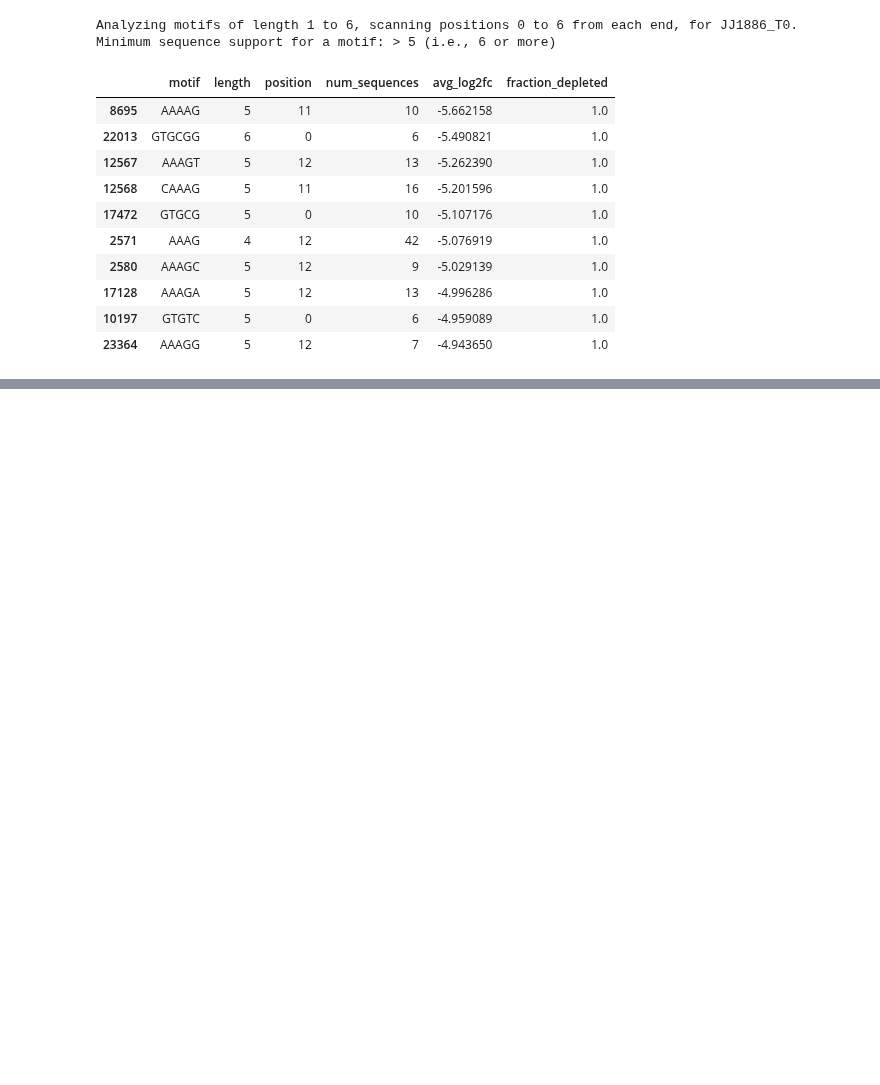
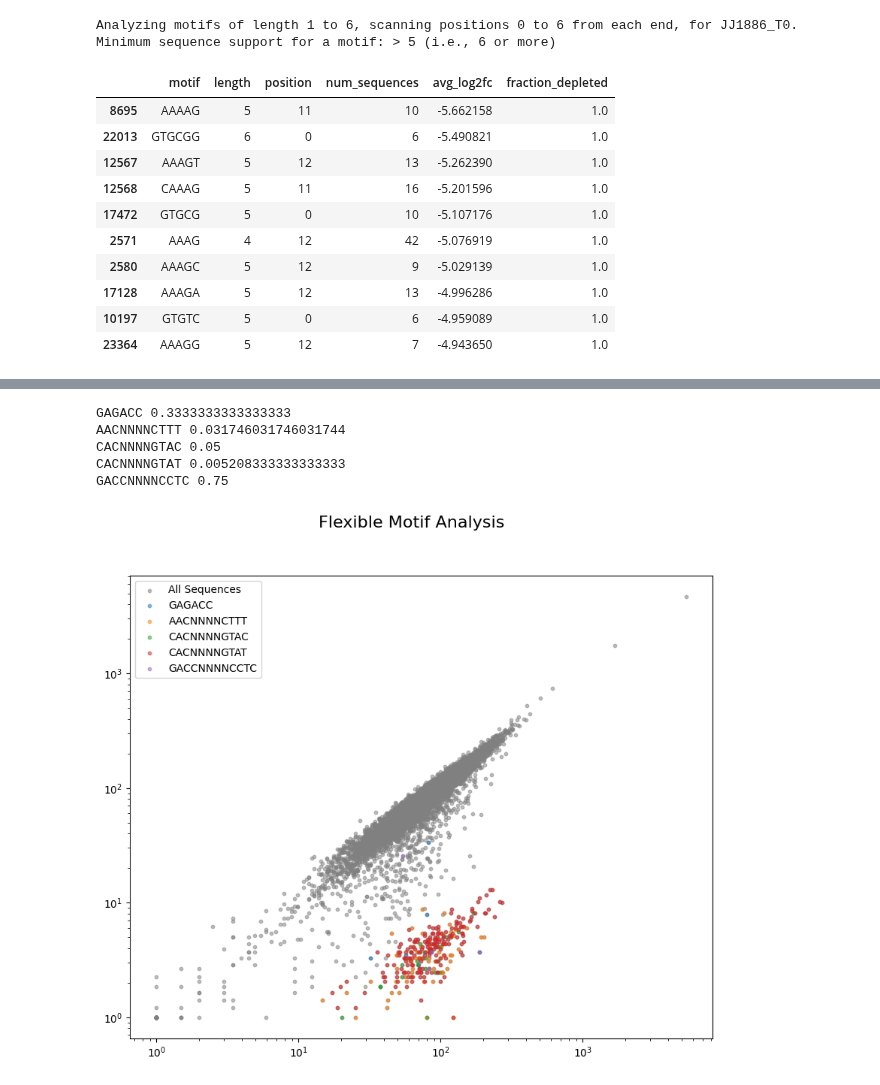
Before and after one commit to dbikard/randseq, a Jupyter notebook: nbs/00_core.ipynb, the cells around one changed output, grey strips where cells are left out. Cells and saved outputs as stored; diff of their text form; code cells hidden in the pictures; blank space fills up the shorter version.

Commit message:
complete pipeline

```diff
--- a/nbs/00_core.ipynb
+++ b/nbs/00_core.ipynb
@@ -583,12 +385,0 @@ site_FCs
-# %%
-#| export
-def get_sites_scores(site_FCs, pattern, log2FC_thr=-1):
-    allsites=get_all_sites(pattern)
-    site_scores=dict([(s,(0,0)) for s in allsites])
-    sites_with_no_data=[]
-    for site in allsites:
-        if site in site_FCs:
-            site_scores[site]=(score(site_FCs[site], log2FC_thr), len(site_FCs[site]))
-        else:
-            sites_with_no_data.append(site)
-    return site_scores
@@ -648,0 +698,15 @@ Not enough data for 756 sites with (3, 6, 4) pattern
+# %%
+core_fixed_motifs_df, flexible_motifs_df = analyze_motif_pipeline(log2fc_df["JJ1886_T0"],
+                        left,
+                        right,
+                        fixed_motif_scan_depth_k=6,
+                        fixed_motif_max_length=5,
+                        fixed_motif_depletion_thr=-1,
+                        fixed_motif_score_thr=0.85,
+                        fixed_motif_min_support=5,
+                        core_motif_score_margin=0.05,
+                        flexible_motif_patterns=[(6,0,0),(4,4,4),(3,4,4),(2,4,3),(3,5,4)],
+                        flexible_motif_log2fc_thr=-1,
+                        flexible_motif_min_support=3,
+                        flexible_motif_score_thr=0.85
+                        )
@@ -648,0 +812,9 @@ Not enough data for 756 sites with (3, 6, 4) pattern
+# %%
+motif_presence_df = get_flexible_motif_presence_in_library(
+            short_sequences_list=counts.index.tolist(),
+            left_context=left.upper(),
+            right_context=right.upper(),
+            flexible_motifs_df=flexible_motifs_df # Use the output from the pipeline
+        )
+
+motif_presence_df.loc[motif_presence_df["GACCNNNNCCTC"]]
@@ -648,0 +828,13 @@ Not enough data for 756 sites with (3, 6, 4) pattern
+# %%
+for motif in motif_presence_df.columns:
+    df = motif_presence_df.loc[motif_presence_df[motif]].copy()
+    df = df.drop(columns=[motif])
+    other_site_found = df.any(axis=1)
+    freq_of_other_site_found = np.sum(other_site_found) / len(other_site_found)
+    print(motif, freq_of_other_site_found)
+# %% [output]
+GAGACC 0.3333333333333333
+AACNNNNCTTT 0.031746031746031744
+CACNNNNGTAC 0.05
+CACNNNNGTAT 0.005208333333333333
+GACCNNNNCCTC 0.75
@@ -649,3 +890,7 @@ Not enough data for 756 sites with (3, 6, 4) pattern
+# %%
+plot_flexible_motif_analysis(counts, "JJ1886_T0", "MFDpir", flexible_motifs_df, left, right)
+# %% [output]
+[figure, added]
 # %%
 #| hide
 import nbdev; nbdev.nbdev_export()
```
Also changed, not shown: parts of 25 cells of this notebook, 3 other files.
